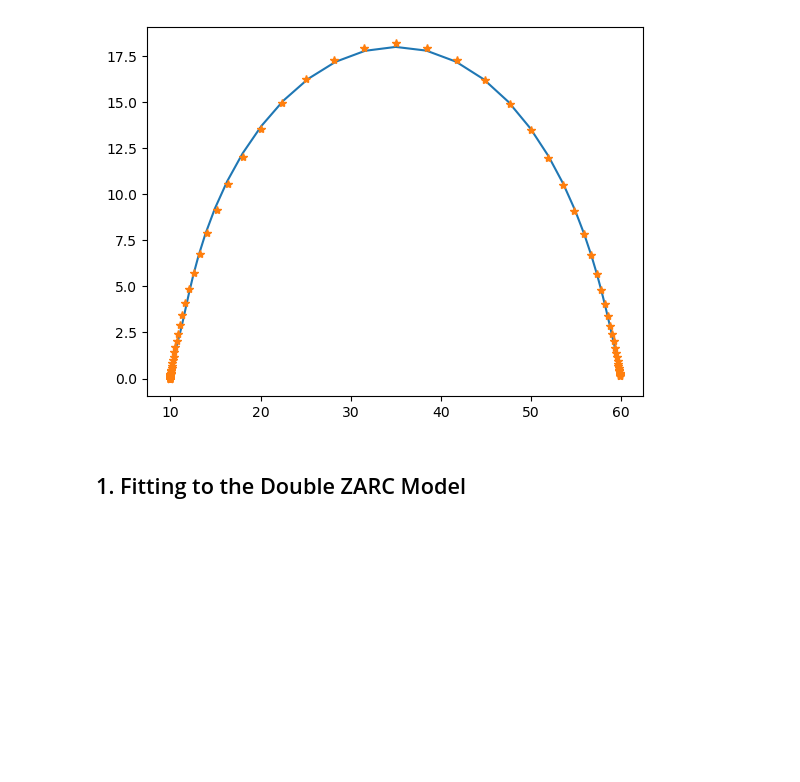
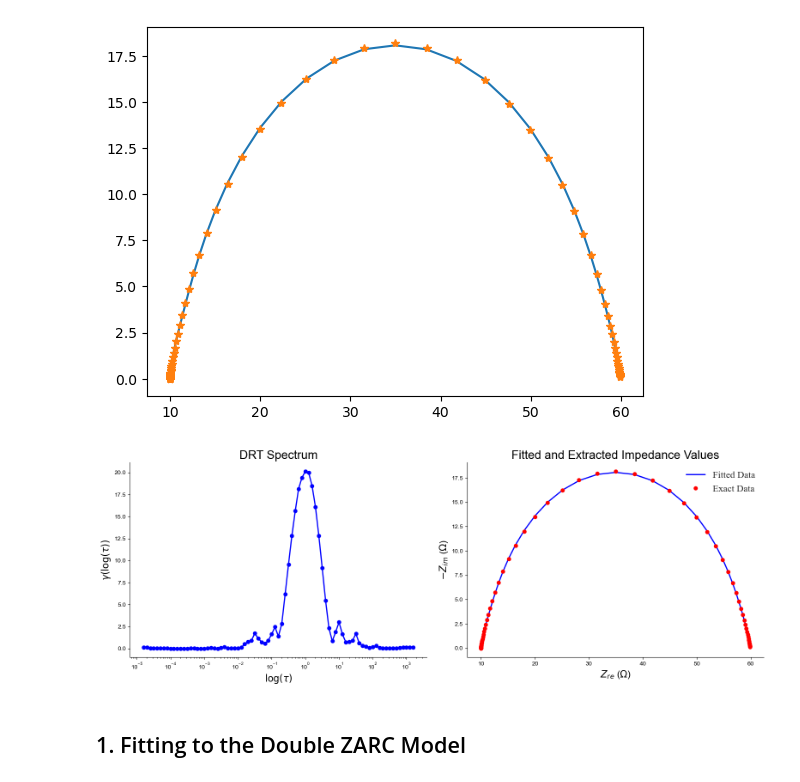
Before and after one commit to murphytarra/nanodrt, a Jupyter notebook: demo_notebook.ipynb, the cells around one changed output. Cells and saved outputs as stored; diff of their text form; code cells hidden in the pictures; blank space fills up the shorter version.

```diff
--- a/demo_notebook.ipynb
+++ b/demo_notebook.ipynb
@@ -76,6 +70,12 @@ plt.plot(Z_exact_re, -Z_exact_im, '*')
 # %% [output]
 [<matplotlib.lines.Line2D at 0x...>]
 [figure]
+# %%
+
+plot = Plot(final_sim, measurement)
+plot.show()
+# %% [output]
+[figure, added]
 # %% [markdown]
 ## 1. Fitting to the Double ZARC Model
 # %% [markdown]
```
Also changed, not shown: parts of 10 cells of this notebook, 2 other files.
